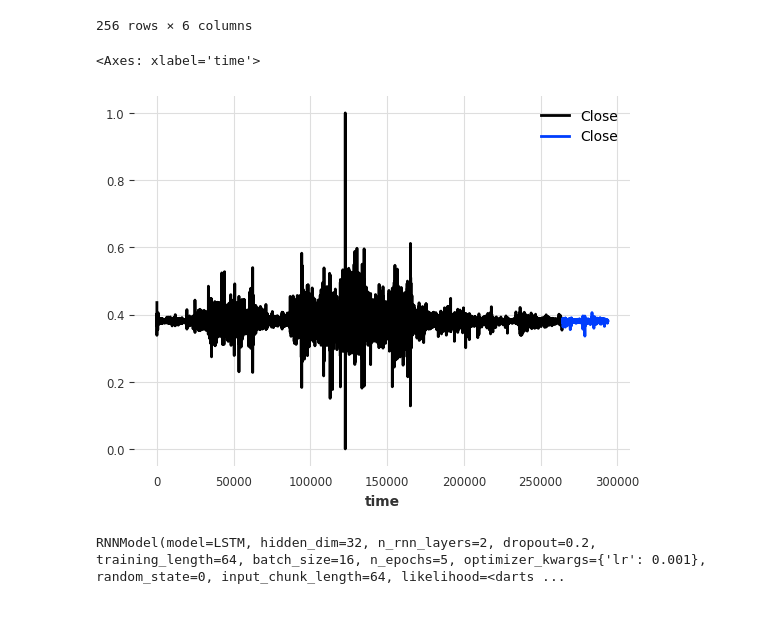
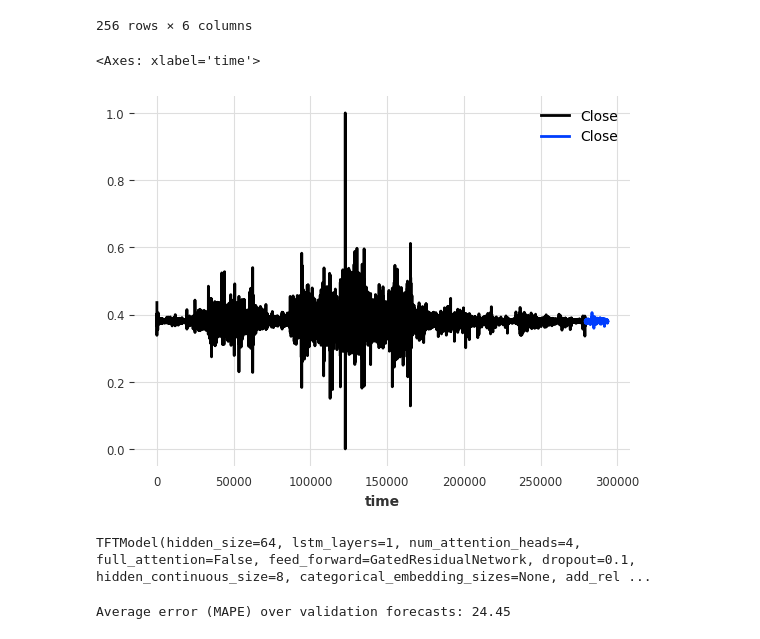
Before and after one commit to Klok-e/python-price-predict-experiment, a Jupyter notebook: price prediction_v3.ipynb, the cells around one changed output. Drawn from its saved outputs; the diff is of its cells as text; code cells hidden in the pictures.

```diff
--- a/price prediction_v3.ipynb
+++ b/price prediction_v3.ipynb
@@ -99,71 +99,87 @@ difference_dataset[-256:]
 | 293703 | -0.001 | -0.001 | -0.002 | -0.001 | 3159.8 | 4324.6551 |
 256 rows × 6 columns
 # %%
-import torch
-import torch.nn as nn
-import torch.optim as optim
 import numpy as np
 import pandas as pd
-import shutil
-from sklearn.preprocessing import MinMaxScaler
-from tqdm import tqdm_notebook as tqdm
-
-from tensorboardX import SummaryWriter
-import matplotlib.pyplot as plt
 
 from darts import TimeSeries
 from darts.dataprocessing import Pipeline
 from darts.dataprocessing.transformers import Scaler, InvertibleMapper
-from darts.models import RNNModel, ExponentialSmoothing, BlockRNNModel
-from darts.metrics import mape
-from darts.utils.statistics import check_seasonality, plot_acf
-import darts.utils.timeseries_generation as tg
-from darts.datasets import AirPassengersDataset, EnergyDataset
-from darts.utils.timeseries_generation import datetime_attribute_timeseries
-from darts.utils.missing_values import fill_missing_values
+from darts.models import RNNModel, TFTModel
+from darts.metrics import mape, mase
 from darts.utils.likelihood_models import GaussianLikelihood
 
 import warnings
 
 warnings.filterwarnings("ignore")
 import logging
 
 logging.disable(logging.CRITICAL)
 
 target_series = TimeSeries.from_dataframe(difference_dataset)
 
 abslog = InvertibleMapper(fn=lambda x: np.sign(x) * np.log1p(np.abs(x)),
                           inverse_fn=lambda x: np.sign(x) * (np.exp(np.abs(x)) - 1))
 scaler = Scaler()
 pipeline = Pipeline([abslog, scaler])
 
 target_series = pipeline.fit_transform(target_series)
 
-target_train, target_val = target_series.split_after(0.9)
+target_train, target_val = target_series.split_after(0.95)
 
 target_train["Close"].plot()
 target_val["Close"].plot()
 # %% [output]
 <Axes: xlabel='time'>
-[figure, old version]
+[figure, new version]
 # %%
-SEQUENCE_LENGTH = 64
-my_model = RNNModel(
-    model="LSTM",
-    hidden_dim=32,
-    n_rnn_layers=2,
-    dropout=0.2,
-    batch_size=16,
-    n_epochs=5,
-    optimizer_kwargs={"lr": 1e-3},
-    random_state=0,
-    training_length=SEQUENCE_LENGTH,
+SEQUENCE_LENGTH = 128
+PREDICTION_LENGTH = 32
+# my_model = RNNModel(
+#     model="LSTM",
+#     hidden_dim=32,
+#     n_rnn_layers=4,
+#     dropout=0.2,
+#     batch_size=128,
+#     n_epochs=10,
+#     optimizer_kwargs={"lr": 1e-3},
+#     random_state=0,
+#     training_length=SEQUENCE_LENGTH,
+#     input_chunk_length=SEQUENCE_LENGTH,
+#     likelihood=GaussianLikelihood(),
+# )
+
+my_model = TFTModel(
     input_chunk_length=SEQUENCE_LENGTH,
-    likelihood=GaussianLikelihood(),
+    output_chunk_length=PREDICTION_LENGTH,
+    hidden_size=64,
+    lstm_layers=1,
+    num_attention_heads=4,
+    dropout=0.1,
+    batch_size=128,
+    n_epochs=300,
+    add_relative_index=True,
+    add_encoders=None,
+    random_state=42,
 )
 
-my_model.fit(target_train, verbose=True)
+my_model.fit(target_train, val_series=target_val, verbose=True)
 # %% [output]
-RNNModel(model=LSTM, hidden_dim=32, n_rnn_layers=2, dropout=0.2, training_length=64, batch_size=16, n_epochs=5, optimizer_kwargs={'lr': 0.001}, random_state=0, input_chunk_length=64, likelihood=<darts ...
+TFTModel(hidden_size=64, lstm_layers=1, num_attention_heads=4, full_attention=False, feed_forward=GatedResidualNetwork, dropout=0.1, hidden_continuous_size=8, categorical_embedding_sizes=None, add_rel ...
+# %%
+average_error = my_model.backtest(
+    target_val,
+    forecast_horizon=PREDICTION_LENGTH,
+    # metric=mase,
+    verbose=False,
+    retrain=False,
+    num_samples=8,
+    start=0.8,
+    # stride=5,
+)
+
+print("Average error (MAPE) over validation forecasts: %.2f" % average_error)
+# %% [output]
+Average error (MAPE) over validation forecasts: 24.45
 # %%
 predict_X = target_train[-SEQUENCE_LENGTH:]
```
Also changed, not shown: parts of 5 cells of this notebook, 1 other file.
